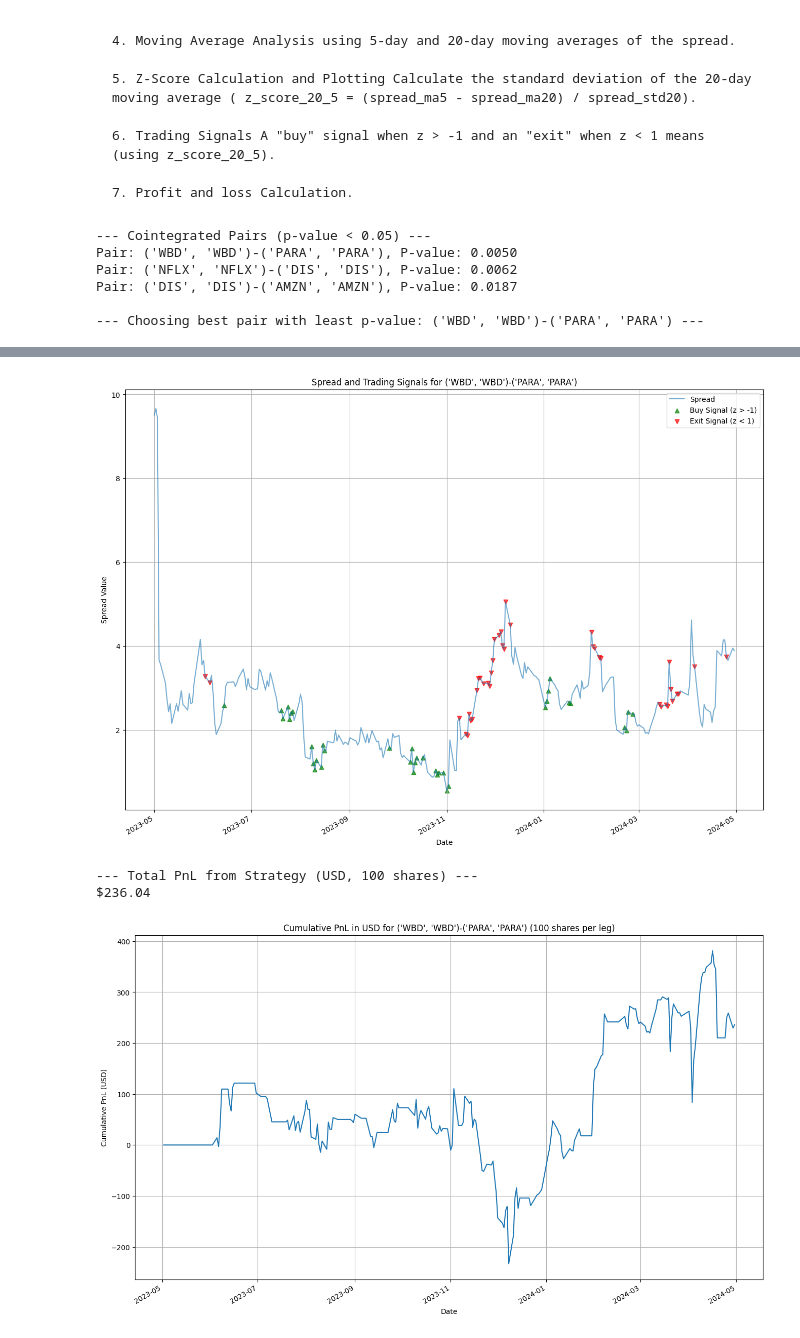
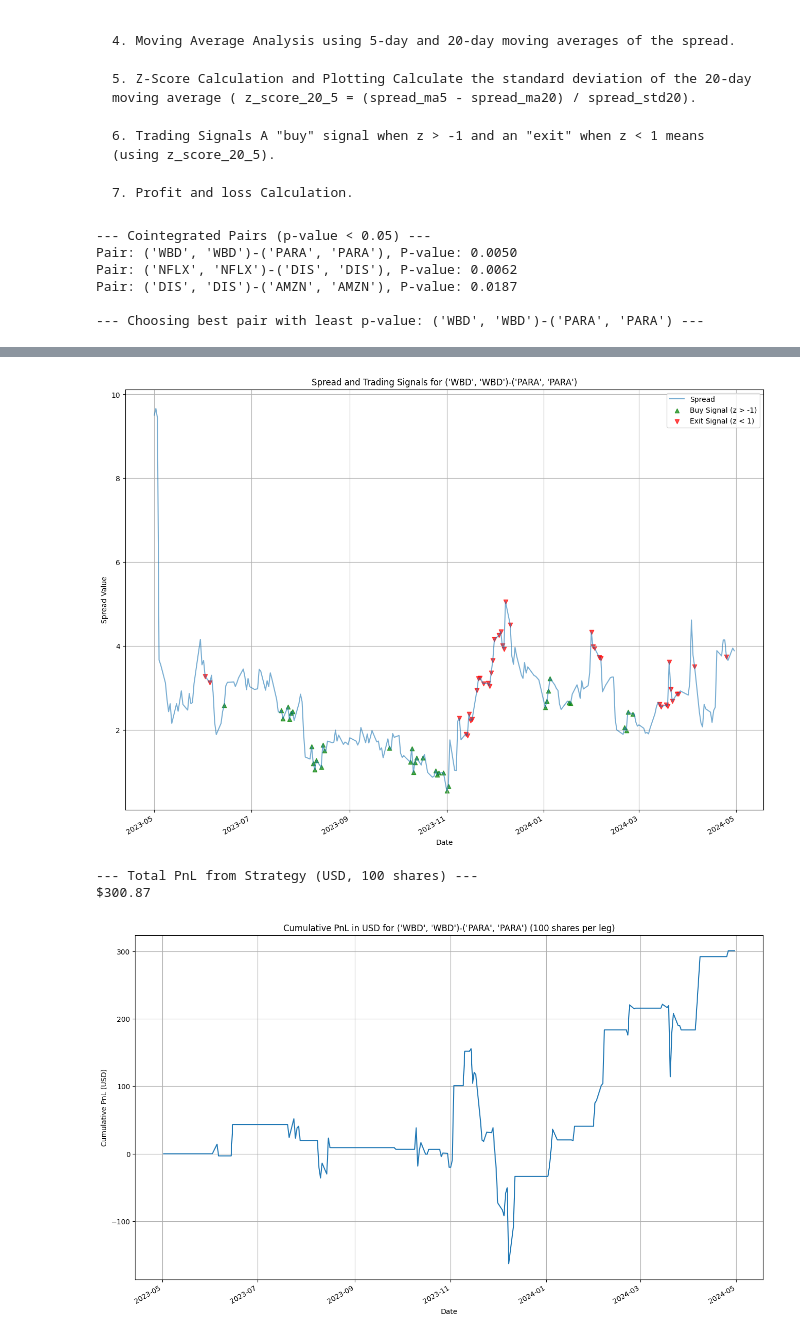
Before and after one commit to KarunphopSavanachai/First-Pairs-Trading-Analysis-for-study-, a Jupyter notebook: First_Pairs_Trading_Analysis_(for_study).ipynb, the cells around one changed output, grey strips where cells are left out. Cells and saved outputs as stored; diff of their text form; code cells hidden in the pictures.

```diff
--- a/First_Pairs_Trading_Analysis_(for_study).ipynb
+++ b/First_Pairs_Trading_Analysis_(for_study).ipynb
@@ -257,9 +258,7 @@ if not all_data_df.empty:
         signals_df.loc[signals_df['z_score'] < -1, 'position'] = 1   # Long spread
         signals_df.loc[signals_df['z_score'] > 1, 'position'] = -1  # Short spread
 
-        # Forward-fill positions until exit condition
-        signals_df['position'] = signals_df['position'].replace(to_replace=0, method='ffill')
-        signals_df.loc[(signals_df['z_score'] > -0.5) & (signals_df['z_score'] < 0.5), 'position'] = 0
+
 
         # Calculate daily spread returns
         signals_df['spread_ret'] = signals_df['spread'].diff()
@@ -269,32 +268,32 @@ if not all_data_df.empty:
 
         # Cumulative PnL in USD
         signals_df['cum_pnl_usd'] = signals_df['pnl_usd'].cumsum()
 
         # Print total PnL
         total_pnl_usd = signals_df['pnl_usd'].sum()
         print(f"\n--- Total PnL from Strategy (USD, {position_size} shares) ---\n${total_pnl_usd:,.2f}")
 
         # --- Plot 5: Cumulative PnL in USD ---
         plt.figure(figsize=(16, 10))
         signals_df['cum_pnl_usd'].plot()
         plt.title(f'Cumulative PnL in USD for {stock1_ticker}-{stock2_ticker} ({position_size} shares per leg)')
         plt.xlabel('Date')
         plt.ylabel('Cumulative PnL (USD)')
         plt.grid(True)
         plt.show()
 else:
     print("\nCould not proceed with analysis because the initial data is empty.")
 # %% [output]
 --- Cointegrated Pairs (p-value < 0.05) ---
 Pair: ('WBD', 'WBD')-('PARA', 'PARA'), P-value: 0.0050
 Pair: ('NFLX', 'NFLX')-('DIS', 'DIS'), P-value: 0.0062
 Pair: ('DIS', 'DIS')-('AMZN', 'AMZN'), P-value: 0.0187
 
 --- Choosing best pair with least p-value: ('WBD', 'WBD')-('PARA', 'PARA') ---
 [figure]
 [figure]
 [figure]
 [figure]
 --- Total PnL from Strategy (USD, 100 shares) ---
-$236.04
+$300.87
-[figure, old version]
+[figure, new version]
```
Also changed, not shown: parts of 2 cells of this notebook.
